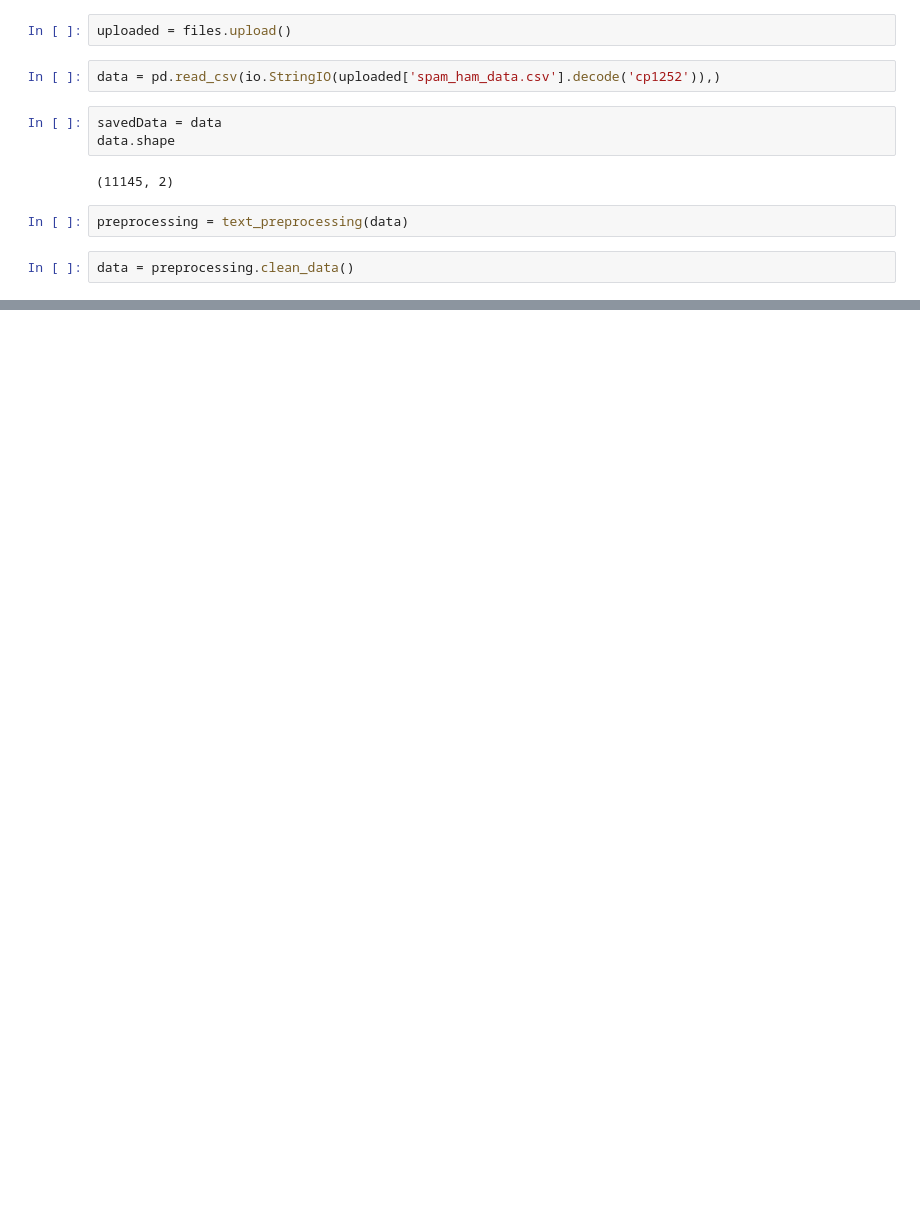
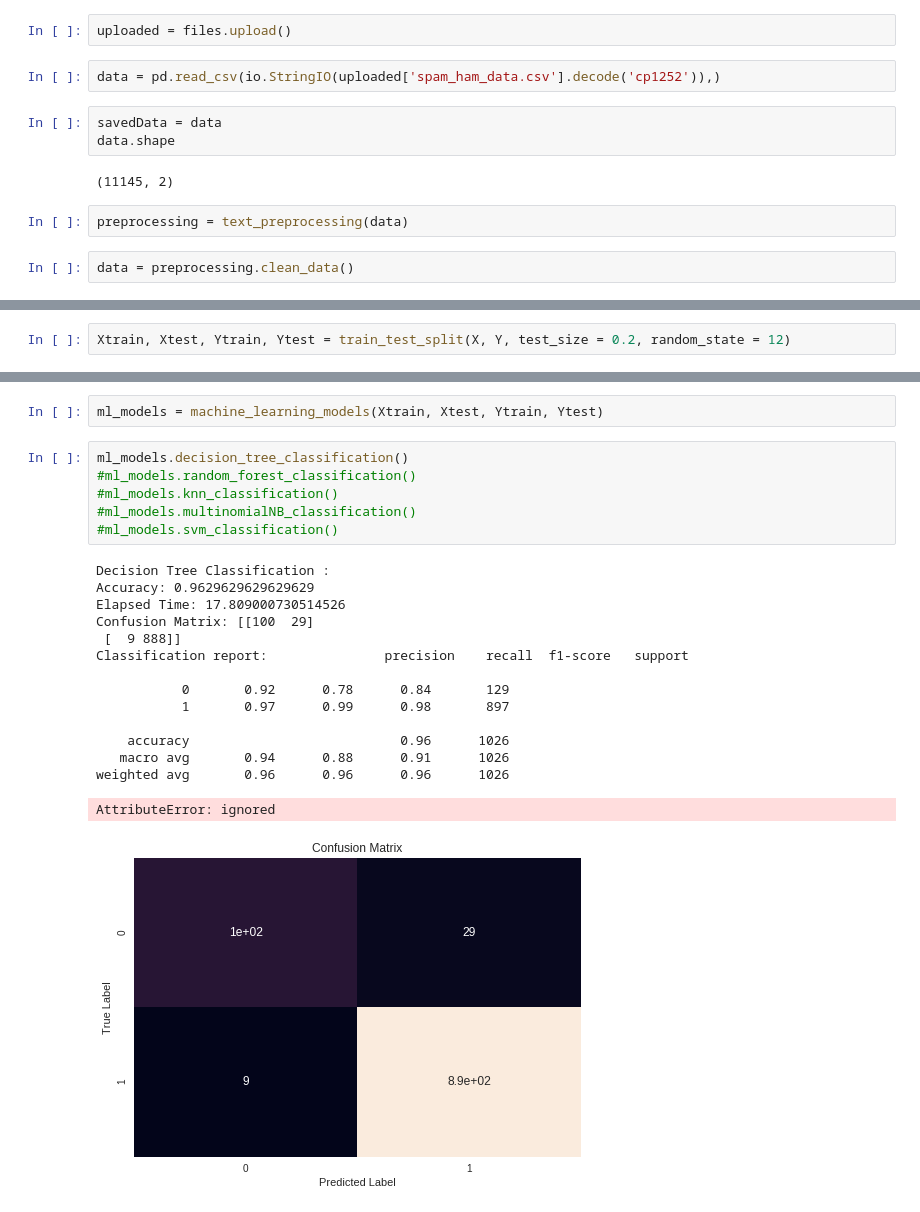
Before and after one commit to PESALARAVIKUMAR/Helper2, a Jupyter notebook: UpdatedTextClassification.ipynb, the cells around one changed output, grey strips where cells are left out. Saved outputs shown, nothing was run; the diff lists cells and outputs as text; blank space fills up the shorter version.

```diff
--- a/UpdatedTextClassification.ipynb
+++ b/UpdatedTextClassification.ipynb
@@ -355,0 +395,2 @@ data.to_csv('CleanedTextData.csv')
+# %%
+Xtrain, Xtest, Ytrain, Ytest = train_test_split(X, Y, test_size = 0.2, random_state = 12)
@@ -355,0 +489,24 @@ data.to_csv('CleanedTextData.csv')
+# %%
+ml_models = machine_learning_models(Xtrain, Xtest, Ytrain, Ytest)
+# %%
+ml_models.decision_tree_classification()
+#ml_models.random_forest_classification()
+#ml_models.knn_classification()
+#ml_models.multinomialNB_classification()
+#ml_models.svm_classification()
+# %% [output]
+Decision Tree Classification :
+Accuracy: 0.9629629629629629
+Elapsed Time: 17.809000730514526
+Confusion Matrix: [[100  29]
+ [  9 888]]
+Classification report:               precision    recall  f1-score   support
+
+           0       0.92      0.78      0.84       129
+           1       0.97      0.99      0.98       897
+
+    accuracy                           0.96      1026
+   macro avg       0.94      0.88      0.91      1026
+weighted avg       0.96      0.96      0.96      1026
+AttributeError: ignored
+[figure, added]
```
Also changed, not shown: parts of 13 cells of this notebook.
